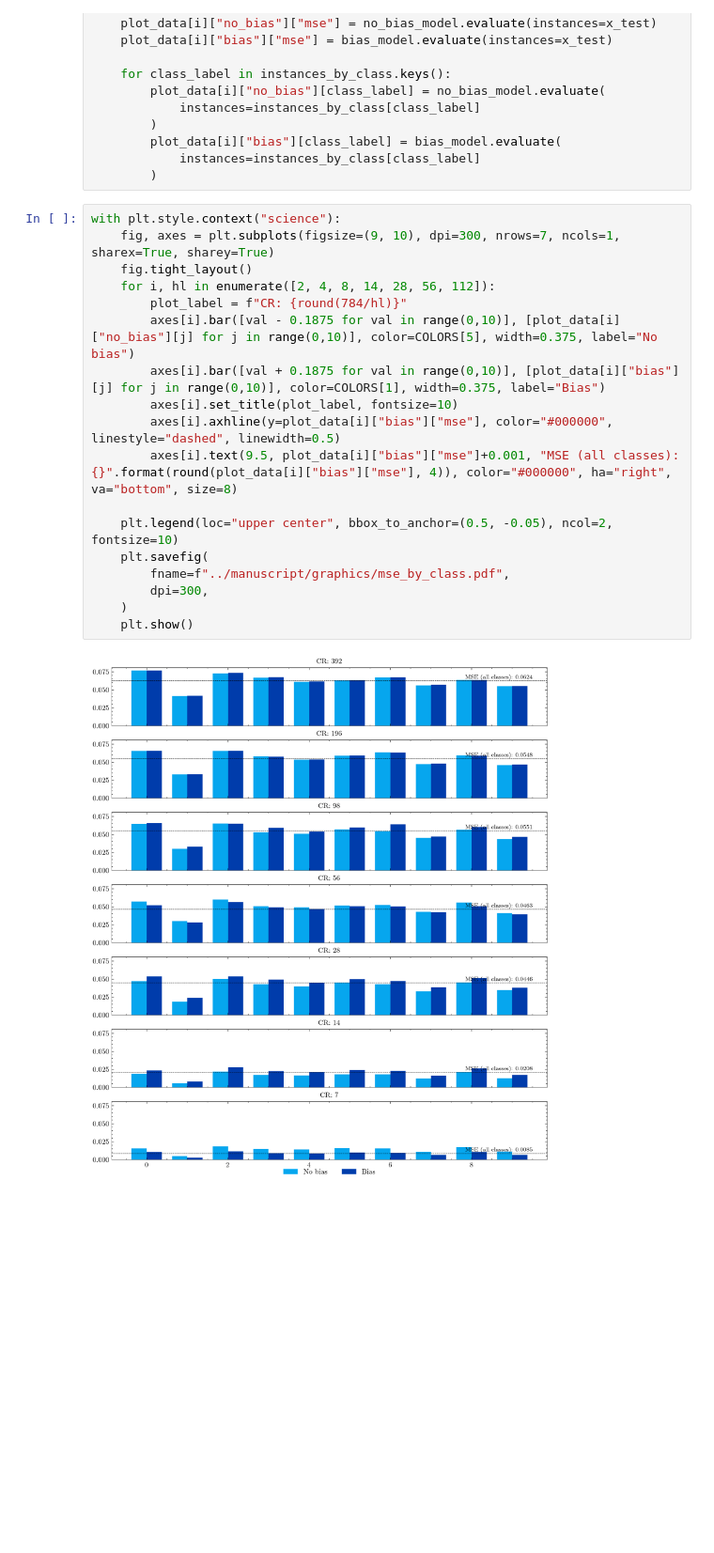
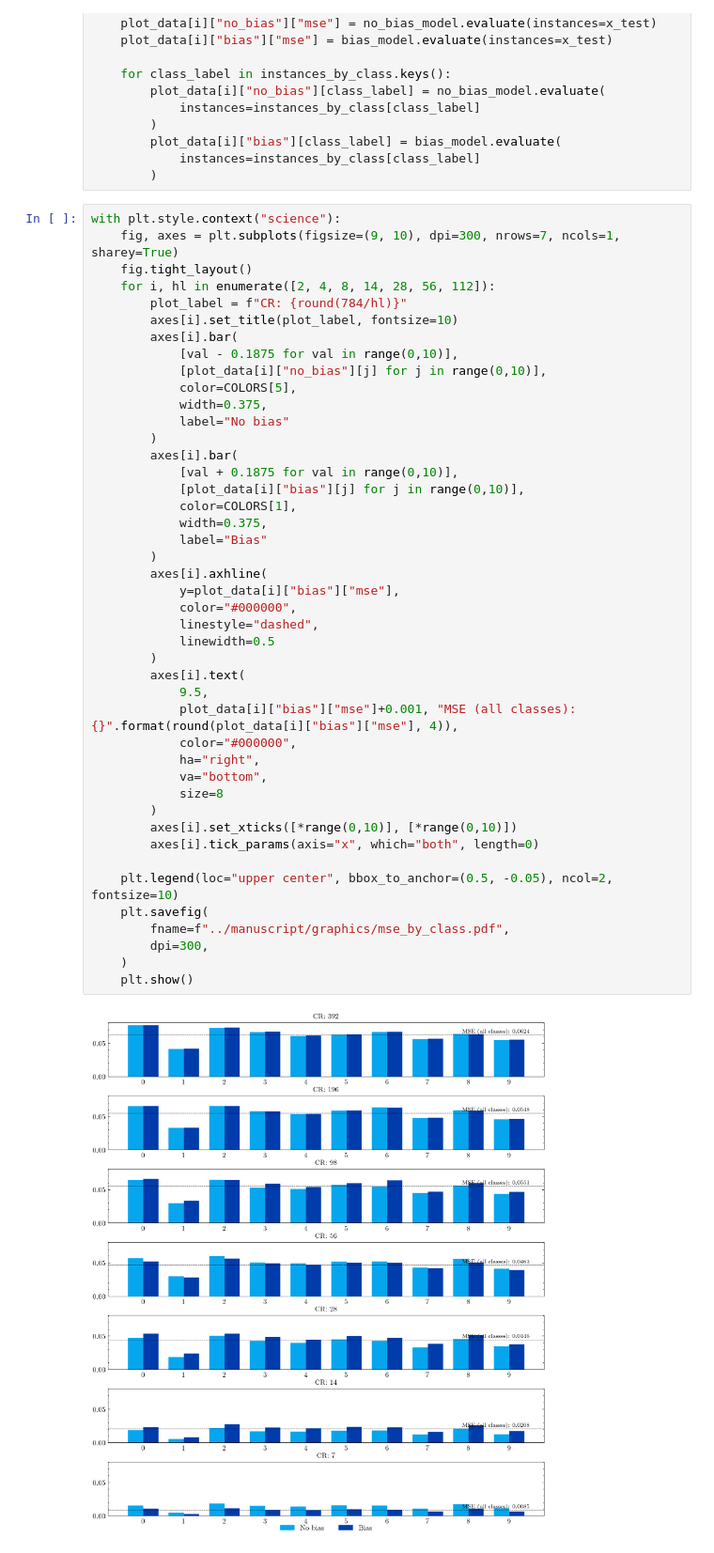
Before and after one commit to HRSAndrabi/autoencoder-compression-ratios, a Jupyter notebook: src/main.ipynb, the cells around one changed output. Shown at 94% size. Cells and saved outputs as stored; diff of their text form; blank space fills up the shorter version.

Commit message:
Add figure 8.

```diff
--- a/src/main.ipynb
+++ b/src/main.ipynb
@@ -673,21 +673,47 @@ for i, hl in enumerate([2, 4, 8, 14, 28, 56, 112]):
 		)
 # %%
 with plt.style.context("science"):
-	fig, axes = plt.subplots(figsize=(9, 10), dpi=300, nrows=7, ncols=1, sharex=True, sharey=True)
+	fig, axes = plt.subplots(figsize=(9, 10), dpi=300, nrows=7, ncols=1, sharey=True)
 	fig.tight_layout()
 	for i, hl in enumerate([2, 4, 8, 14, 28, 56, 112]):
 		plot_label = f"CR: {round(784/hl)}"
-		axes[i].bar([val - 0.1875 for val in range(0,10)], [plot_data[i]["no_bias"][j] for j in range(0,10)], color=COLORS[5], width=0.375, label="No bias")
-		axes[i].bar([val + 0.1875 for val in range(0,10)], [plot_data[i]["bias"][j] for j in range(0,10)], color=COLORS[1], width=0.375, label="Bias")
 		axes[i].set_title(plot_label, fontsize=10)
-		axes[i].axhline(y=plot_data[i]["bias"]["mse"], color="#000000", linestyle="dashed", linewidth=0.5)
-		axes[i].text(9.5, plot_data[i]["bias"]["mse"]+0.001, "MSE (all classes): {}".format(round(plot_data[i]["bias"]["mse"], 4)), color="#000000", ha="right", va="bottom", size=8)
+		axes[i].bar(
+			[val - 0.1875 for val in range(0,10)],
+			[plot_data[i]["no_bias"][j] for j in range(0,10)],
+			color=COLORS[5],
+			width=0.375,
+			label="No bias"
+		)
+		axes[i].bar(
+			[val + 0.1875 for val in range(0,10)],
+			[plot_data[i]["bias"][j] for j in range(0,10)],
+			color=COLORS[1],
+			width=0.375,
+			label="Bias"
+		)
+		axes[i].axhline(
+			y=plot_data[i]["bias"]["mse"],
+			color="#000000",
+			linestyle="dashed",
+			linewidth=0.5
+		)
+		axes[i].text(
+			9.5,
+			plot_data[i]["bias"]["mse"]+0.001, "MSE (all classes): {}".format(round(plot_data[i]["bias"]["mse"], 4)),
+			color="#000000",
+			ha="right",
+			va="bottom",
+			size=8
+		)
+		axes[i].set_xticks([*range(0,10)], [*range(0,10)])
+		axes[i].tick_params(axis="x", which="both", length=0)
 
 	plt.legend(loc="upper center", bbox_to_anchor=(0.5, -0.05), ncol=2, fontsize=10)
 	plt.savefig(
 		fname=f"../manuscript/graphics/mse_by_class.pdf",
 		dpi=300,
 	)
 	plt.show()
 # %% [output]
-[figure, old version]
+[figure, new version]
```
Also changed, not shown: 12 other files.
